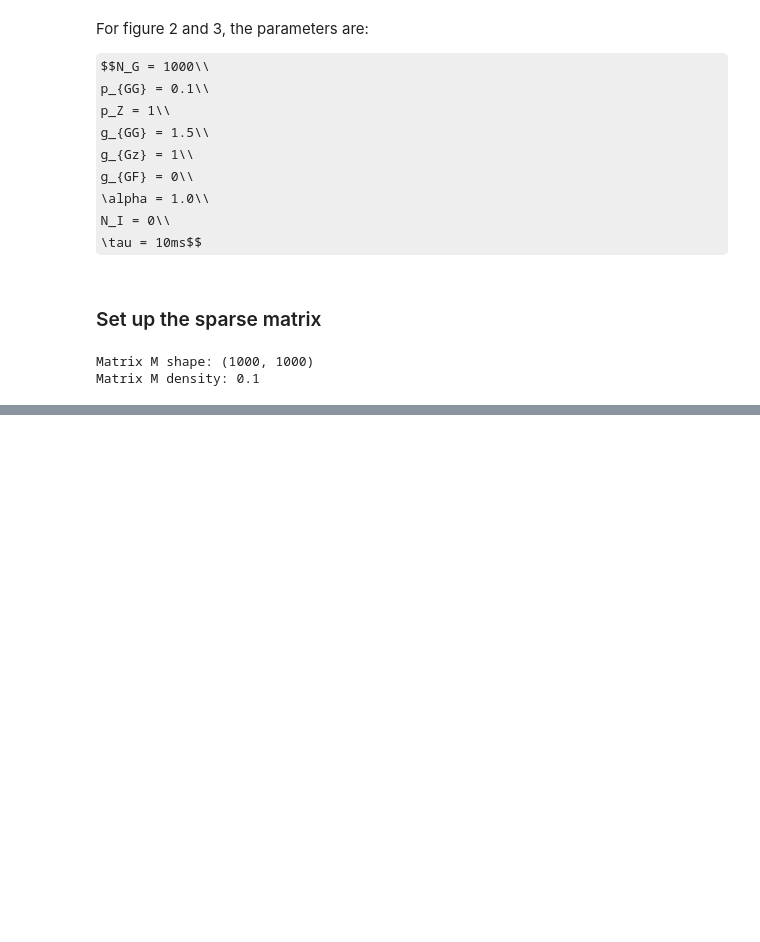
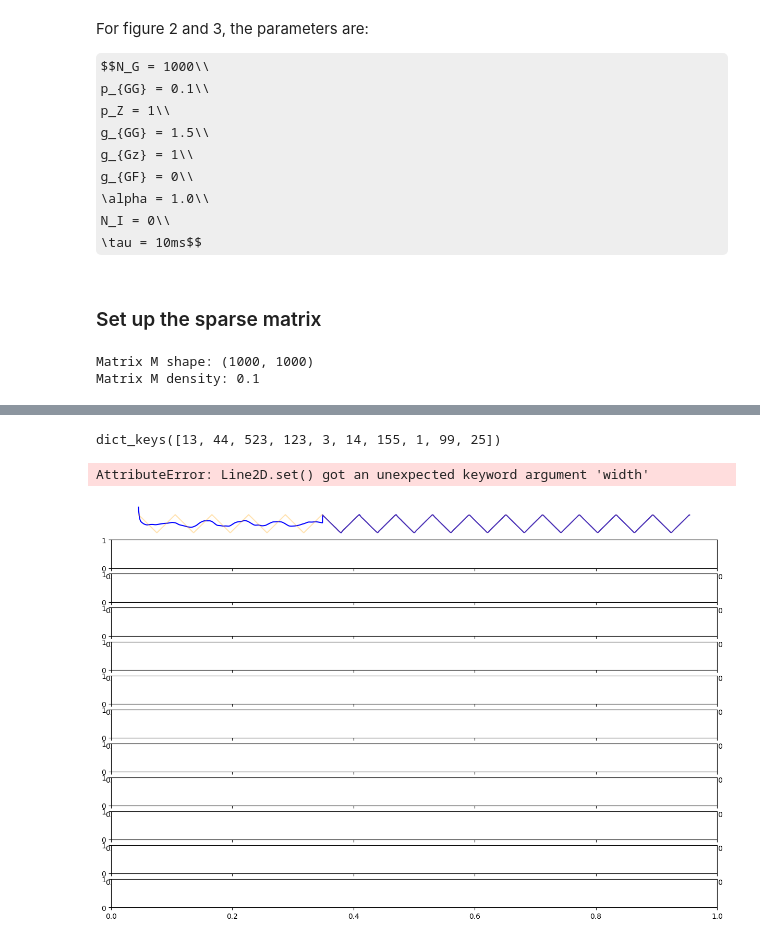
Before and after one commit to CEBangu/MOD_201, a Jupyter notebook: MOD201 final_report/final_report.ipynb, the cells around one changed output, grey strips where cells are left out. Saved outputs shown, nothing was run; the diff lists cells and outputs as text; code cells hidden in the pictures; some formulas as TeX source; blank space fills up the shorter version.

Commit message:
plotting

```diff
--- a/MOD201 final_report/final_report.ipynb
+++ b/MOD201 final_report/final_report.ipynb
@@ -225,2 +224,3 @@ plt.plot(triangle)
 # %%
-y = GenNetv2(1000, M, 1.0, 1.5, 0.1, 0.1)
+# Instantiate object
+abc_net = GenNetv2(1000, M, 1.0, 1.5, 0.1, 0.1)
@@ -268,6 +227,20 @@ plt.plot(w)
+# %%
+first, n_1, w_1 = abc_net.spontaneus_activity(1440)
+second, n_2, w_2 = abc_net.train(triangle, 1440, 2)
+third, n_3, w_3 = abc_net.spontaneus_activity(1440)
 # %%
 network_activity = np.append(first, second)
 network_activity = np.append(network_activity, third)
 
+for k, v in n_1.items():
+    n_2[k] = np.append(v, n_2[k])
+    n_3[k] = np.append(n_2[k], n_3[k])
+
+neuron_activity = n_3
+
+weight_activity = np.append(w_1, w_2)
+weight_activity = np.append(weight_activity, w_3)
+
+
 function = np.append(triangle, triangle)
 function = np.append(function, triangle)
@@ -279,0 +247,58 @@ plt.plot(function, alpha=0.3)
+# %%
+n_3.keys()
+# %% [output]
+dict_keys([13, 44, 523, 123, 3, 14, 155, 1, 99, 25])
+# %%
+fig, (ax1, ax2, ax3, ax4, ax5, ax6, ax7, ax8, ax9, ax10, ax11, ax12) = plt.subplots(12, figsize=(15,10))
+ax1.plot(network_activity, color='blue')
+ax1.plot(function, alpha=0.3, color='orange')
+ax1.set_frame_on(False)
+ax1.axis('off')
+ax1.axvline(1440, width=10, alpha=0.3)
+
+ax2.plot(neuron_activity[13], color='green')
+ax2.set_frame_on(False)
+ax2.axis('off')
+
+ax3.plot(neuron_activity[44], color='green')
+ax3.set_frame_on(False)
+ax3.axis('off')
+
+ax4.plot(neuron_activity[523], color='green')
+ax4.set_frame_on(False)
+ax4.axis('off')
+
+ax5.plot(neuron_activity[123], color='green')
+ax5.set_frame_on(False)
+ax5.axis('off')
+
+ax6.plot(neuron_activity[3], color='green')
+ax6.set_frame_on(False)
+ax6.axis('off')
+
+ax7.plot(neuron_activity[14], color='green')
+ax7.set_frame_on(False)
+ax7.axis('off')
+
+ax8.plot(neuron_activity[155], color='green')
+ax8.set_frame_on(False)
+ax8.axis('off')
+
+ax9.plot(neuron_activity[1], color='green')
+ax9.set_frame_on(False)
+ax9.axis('off')
+
+ax10.plot(neuron_activity[99], color='green')
+ax10.set_frame_on(False)
+ax10.axis('off')
+
+ax11.plot(neuron_activity[25], color='green')
+ax11.set_frame_on(False)
+ax11.axis('off')
+
+ax12.plot(weight_activity, color='red')
+ax12.set_frame_on(False)
+ax12.axis('off')
+# %% [output]
+AttributeError: Line2D.set() got an unexpected keyword argument 'width'
+[figure, added]
```
Also changed, not shown: parts of 11 cells of this notebook.
